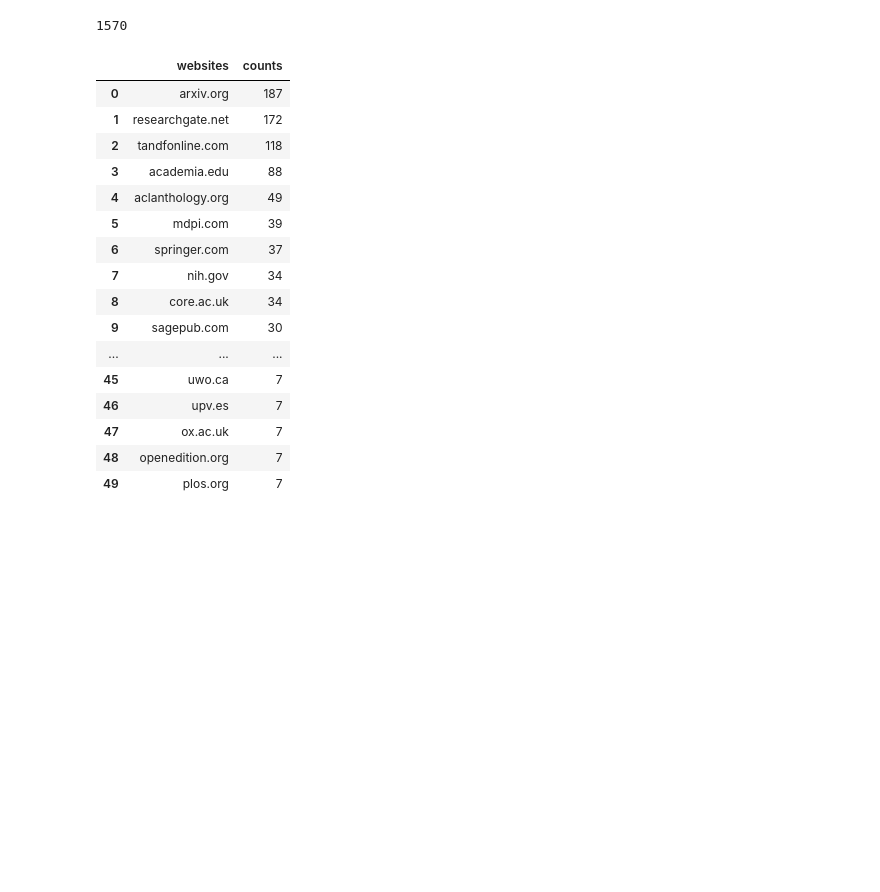
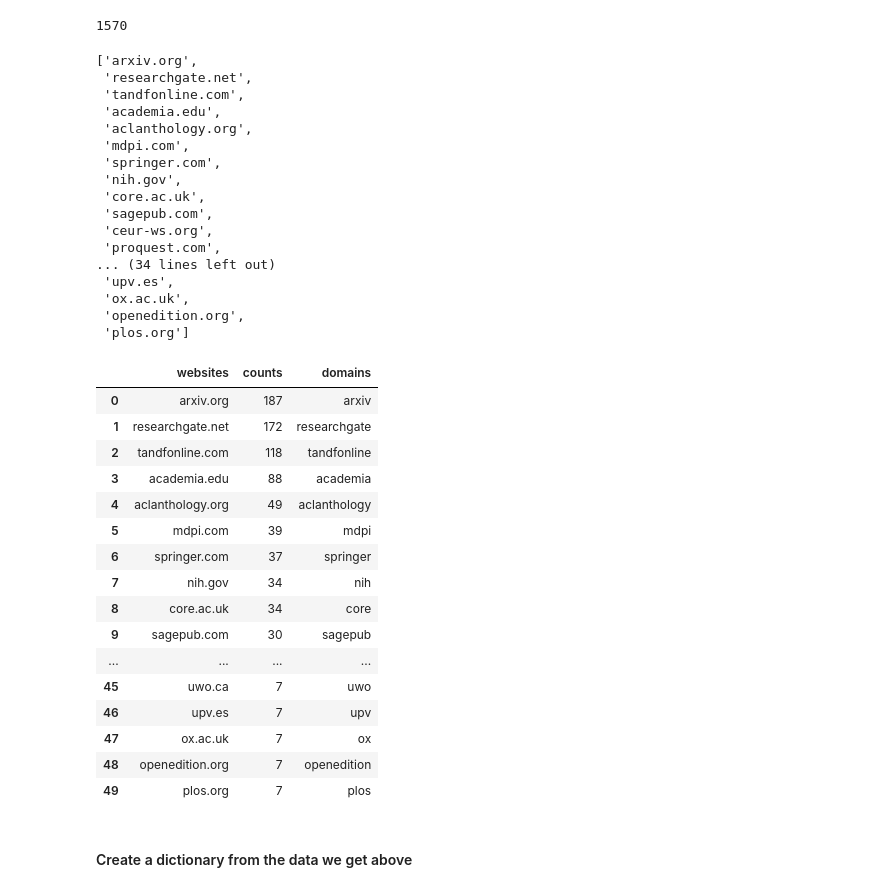
Before and after one commit to booktrackerGirl/Data-wrangling-and-analysis, a Jupyter notebook: Google Scholar Search/SerpAPI/serpapi_analysis.ipynb, the cells around one changed output. Cells and saved outputs as stored; diff of their text form; code cells hidden in the pictures; blank space fills up the shorter version.

```diff
--- a/Google Scholar Search/SerpAPI/serpapi_analysis.ipynb
+++ b/Google Scholar Search/SerpAPI/serpapi_analysis.ipynb
@@ -307,22 +308,53 @@ data['source_title'].isna().sum() # a lot of nan values
 1570
 # %%
 most_sources_df = data['source_title'].value_counts()[:50].reset_index(name='counts').rename(columns={'index':'websites'})
-most_sources_df
+
+most_sources_df.websites.tolist()
 # %% [output]
-|  | websites | counts |
-| 0 | arxiv.org | 187 |
-| 1 | researchgate.net | 172 |
-| 2 | tandfonline.com | 118 |
-| 3 | academia.edu | 88 |
-| 4 | aclanthology.org | 49 |
-| 5 | mdpi.com | 39 |
-| 6 | springer.com | 37 |
-| 7 | nih.gov | 34 |
-| 8 | core.ac.uk | 34 |
-| 9 | sagepub.com | 30 |
-| ... | ... | ... |
-| 45 | uwo.ca | 7 |
-| 46 | upv.es | 7 |
-| 47 | ox.ac.uk | 7 |
-| 48 | openedition.org | 7 |
-| 49 | plos.org | 7 |
+['arxiv.org',
+ 'researchgate.net',
+ 'tandfonline.com',
+ 'academia.edu',
+ 'aclanthology.org',
+ 'mdpi.com',
+ 'springer.com',
+ 'nih.gov',
+ 'core.ac.uk',
+ 'sagepub.com',
+ 'ceur-ws.org',
+ 'proquest.com',
+... (34 lines left out)
+ 'upv.es',
+ 'ox.ac.uk',
+ 'openedition.org',
+ 'plos.org']
+# %%
+# Function to extract only the domain name from the url
+
+def extr_url_dom(x):
+    ext = tldextract.extract(x)
+    return ext.domain
+
+
+most_sources_df['domains'] = most_sources_df['websites'].apply(lambda x: extr_url_dom(x))
+most_sources_df
+# %% [output]
+|  | websites | counts | domains |
+| 0 | arxiv.org | 187 | arxiv |
+| 1 | researchgate.net | 172 | researchgate |
+| 2 | tandfonline.com | 118 | tandfonline |
+| 3 | academia.edu | 88 | academia |
+| 4 | aclanthology.org | 49 | aclanthology |
+| 5 | mdpi.com | 39 | mdpi |
+| 6 | springer.com | 37 | springer |
+| 7 | nih.gov | 34 | nih |
+| 8 | core.ac.uk | 34 | core |
+| 9 | sagepub.com | 30 | sagepub |
+| ... | ... | ... | ... |
+| 45 | uwo.ca | 7 | uwo |
+| 46 | upv.es | 7 | upv |
+| 47 | ox.ac.uk | 7 | ox |
+| 48 | openedition.org | 7 | openedition |
+| 49 | plos.org | 7 | plos |
+# %% [markdown]
+#### Create a dictionary from the data we get above
```
Also changed, not shown: parts of 1 cell of this notebook.
